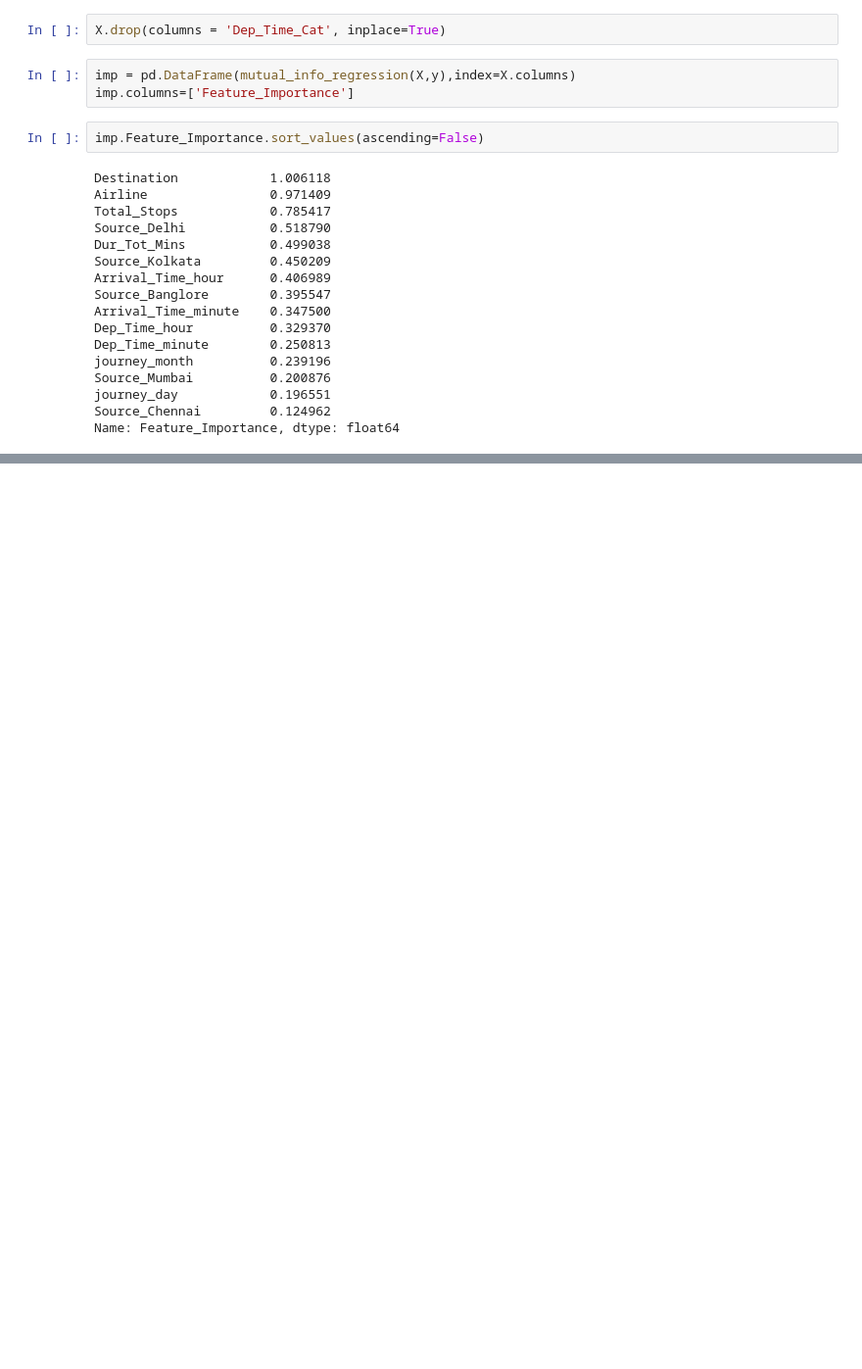
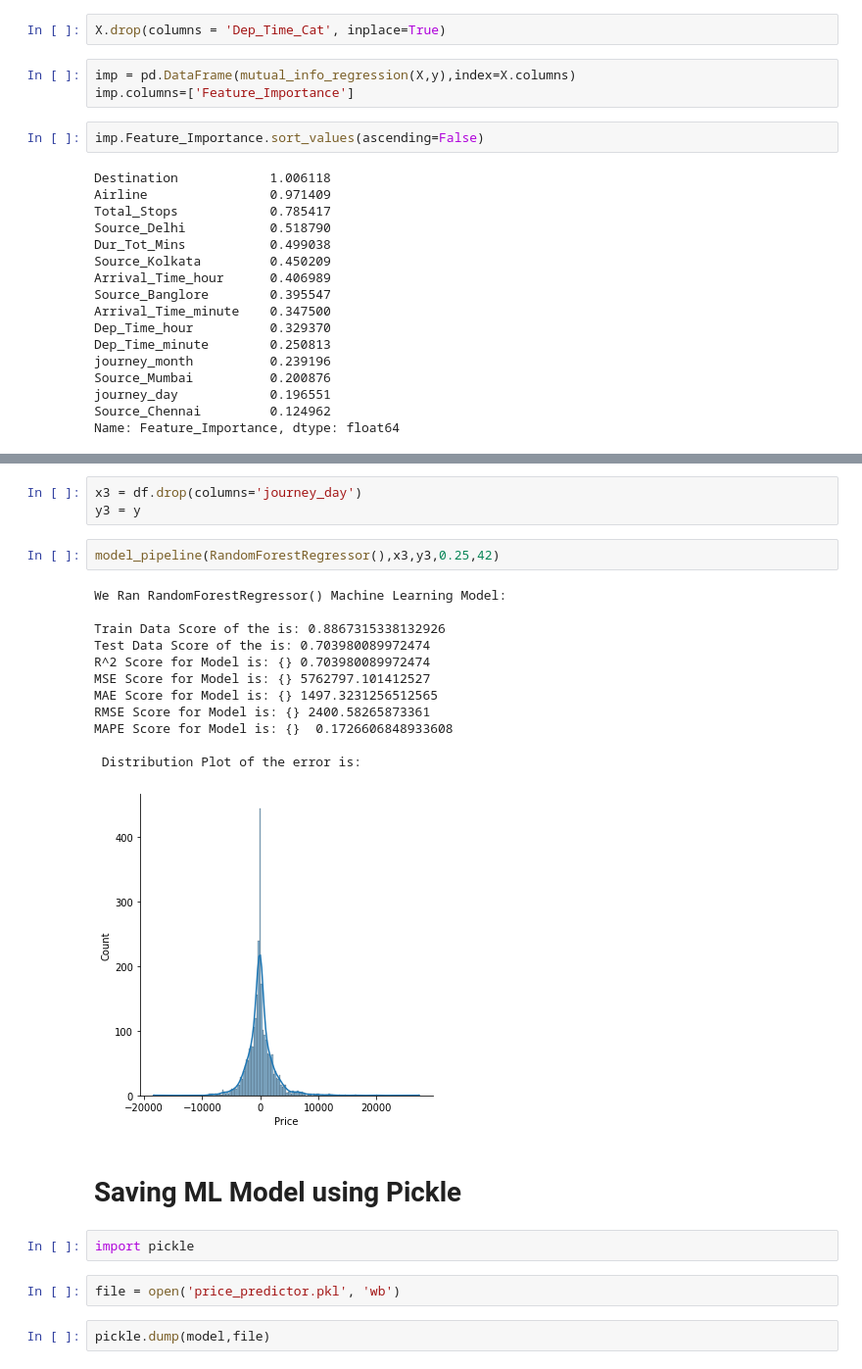
Before and after one commit to Abhishek6970/AirLinesPrice_Pred, a Jupyter notebook: AirLinePredictor.ipynb, the cells around one changed output, grey strips where cells are left out. Shown: that part at 98% size. Saved outputs shown, nothing was run; the diff lists cells and outputs as text; blank space fills up the shorter version.

```diff
--- a/AirLinePredictor.ipynb
+++ b/AirLinePredictor.ipynb
@@ -547,0 +666,26 @@ Name: Feature_Importance, dtype: float64
+# %%
+x3 = df.drop(columns='journey_day')
+y3 = y
+# %%
+model_pipeline(RandomForestRegressor(),x3,y3,0.25,42)
+# %% [output]
+We Ran RandomForestRegressor() Machine Learning Model:
+
+Train Data Score of the is: 0.8867315338132926
+Test Data Score of the is: 0.703980089972474
+R^2 Score for Model is: {} 0.703980089972474
+MSE Score for Model is: {} 5762797.101412527
+MAE Score for Model is: {} 1497.3231256512565
+RMSE Score for Model is: {} 2400.58265873361
+MAPE Score for Model is: {}  0.1726606848933608
+
+ Distribution Plot of the error is:
+[figure, added]
+# %% [markdown]
+# Saving ML Model using Pickle
+# %%
+import pickle
+# %%
+file = open('price_predictor.pkl', 'wb')
+# %%
+pickle.dump(model,file)
```
Also changed, not shown: parts of 27 cells of this notebook, 1 other file.
